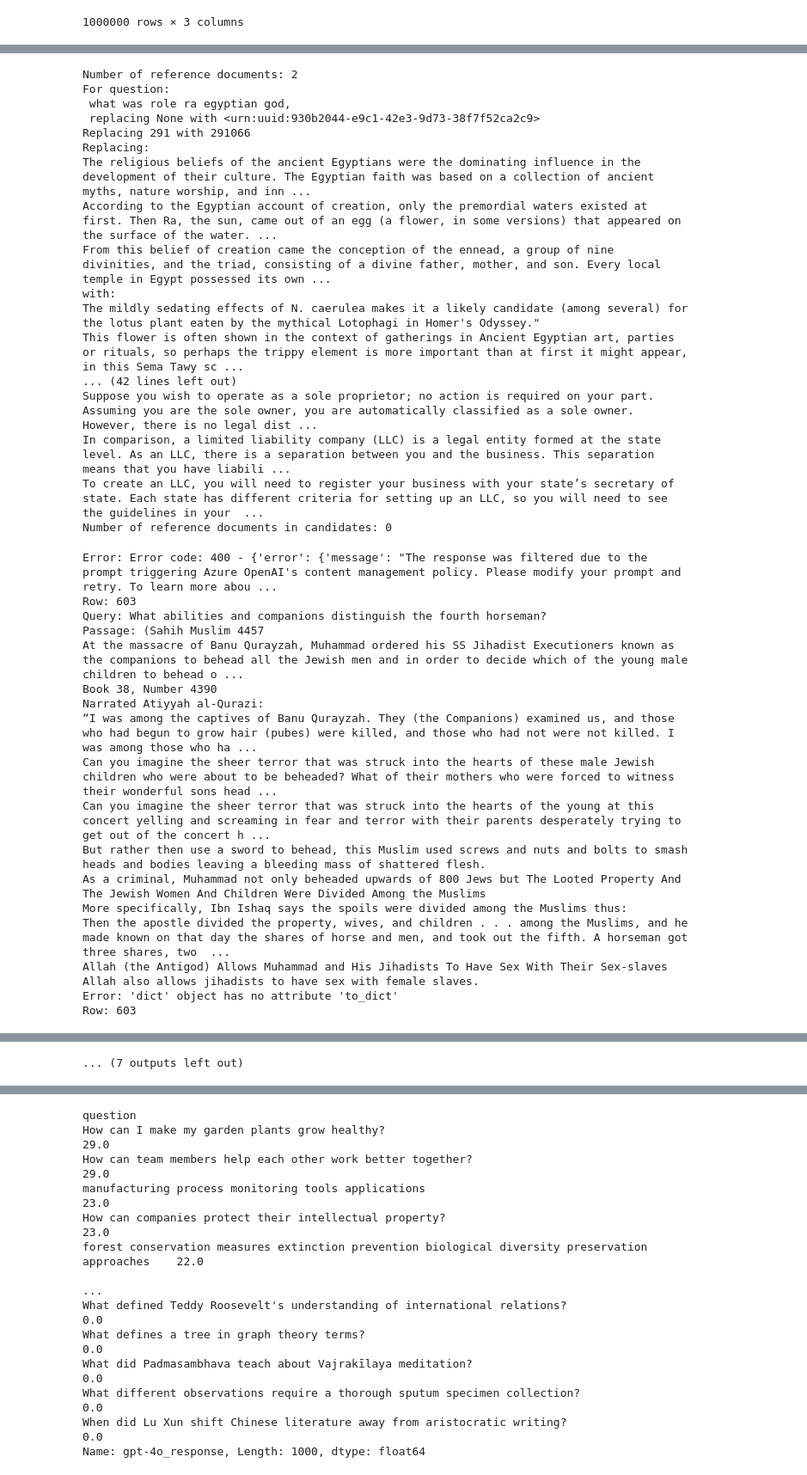
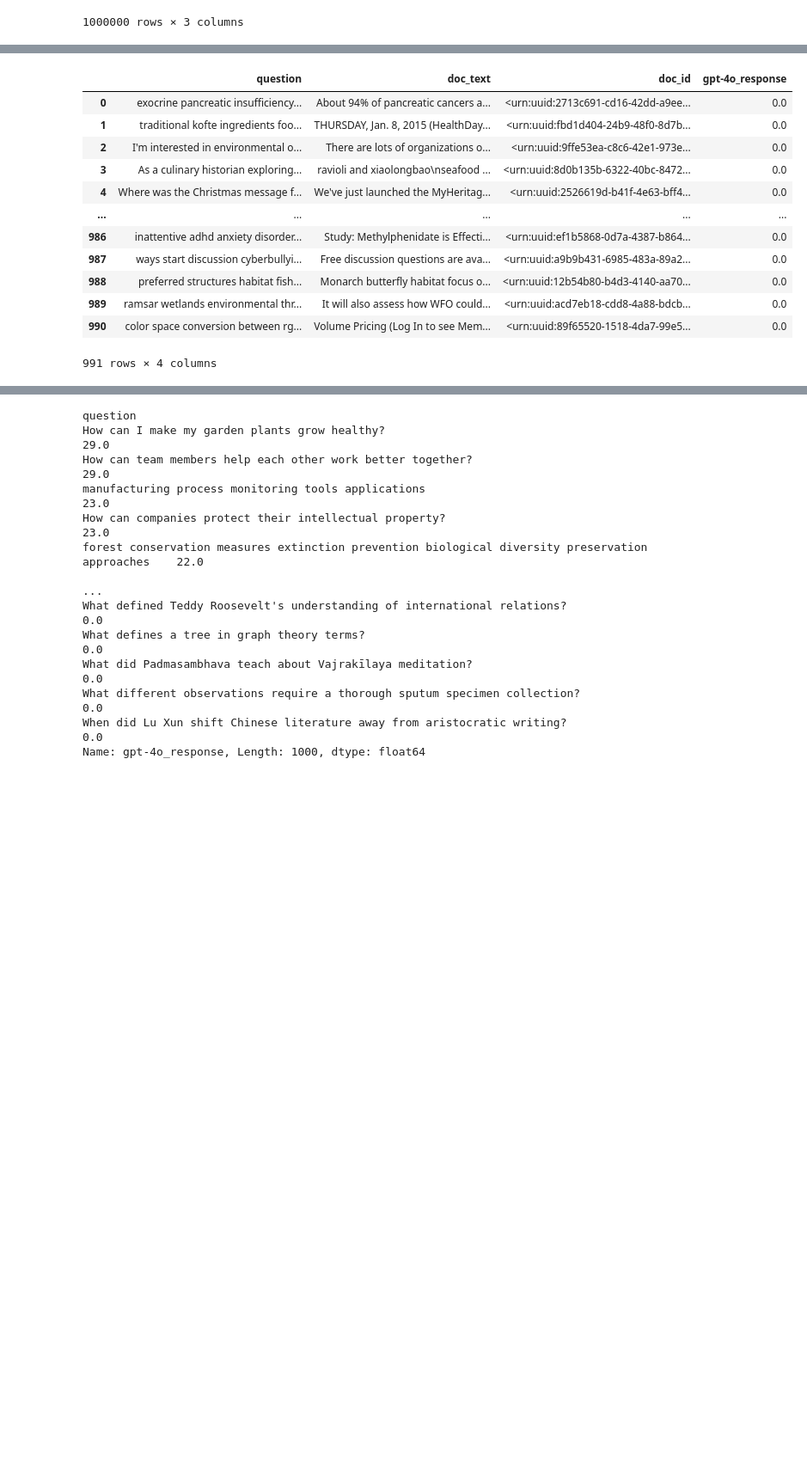
Before and after one commit to rmit-ir/GRAG-LiveRAG, a Jupyter notebook: notebooks/construct_training_data.ipynb, the cells around one changed output, grey strips where cells are left out. Shown at 86% size. Cells and saved outputs as stored; diff of their text form; code cells hidden in the pictures; blank space fills up the shorter version.

```diff
--- a/notebooks/construct_training_data.ipynb
+++ b/notebooks/construct_training_data.ipynb
@@ -537,45 +388,26 @@ Number of reference documents in candidates: 0
 # %%
 # negative_samples_df_2 = select_negative_samples(
 #     res_df,
 #     correct_qa_df,
 #     max_iterations=15,
 #     start_document_rank=65,
 #     model="gpt-4o",
 # )
+negative_samples_df_2 = pd.read_csv(
+    "../data/live_rag_questions/negative_samples_991-gpt-4o.tsv", sep="\t"
+)
 negative_samples_df_2
 # %% [output]
+|  | question | doc_text | doc_id | gpt-4o_response |
+| 0 | exocrine pancreatic insufficiency... | About 94% of pancreatic cancers a... | <urn:uuid:2713c691-cd16-42dd-a9ee... | 0.0 |
+| 1 | traditional kofte ingredients foo... | THURSDAY, Jan. 8, 2015 (HealthDay... | <urn:uuid:fbd1d404-24b9-48f0-8d7b... | 0.0 |
+| 2 | I'm interested in environmental o... | There are lots of organizations o... | <urn:uuid:9ffe53ea-c8c6-42e1-973e... | 0.0 |
+| 3 | As a culinary historian exploring... | ravioli and xiaolongbao\nseafood ... | <urn:uuid:8d0b135b-6322-40bc-8472... | 0.0 |
+| 4 | Where was the Christmas message f... | We've just launched the MyHeritag... | <urn:uuid:2526619d-b41f-4e63-bff4... | 0.0 |
+| ... | ... | ... | ... | ... |
+| 986 | inattentive adhd anxiety disorder... | Study: Methylphenidate is Effecti... | <urn:uuid:ef1b5868-0d7a-4387-b864... | 0.0 |
+| 987 | ways start discussion cyberbullyi... | Free discussion questions are ava... | <urn:uuid:a9b9b431-6985-483a-89a2... | 0.0 |
+| 988 | preferred structures habitat fish... | Monarch butterfly habitat focus o... | <urn:uuid:12b54b80-b4d3-4140-aa70... | 0.0 |
+| 989 | ramsar wetlands environmental thr... | It will also assess how WFO could... | <urn:uuid:acd7eb18-cdd8-4a88-bdcb... | 0.0 |
+| 990 | color space conversion between rg... | Volume Pricing (Log In to see Mem... | <urn:uuid:89f65520-1518-4da7-99e5... | 0.0 |
-Number of reference documents: 2
-For question:
- what was role ra egyptian god,
- replacing None with <urn:uuid:930b2044-e9c1-42e3-9d73-38f7f52ca2c9>
-Replacing 291 with 291066
-Replacing:
-The religious beliefs of the ancient Egyptians were the dominating influence in the development of their culture. The Egyptian faith was based on a collection of ancient myths, nature worship, and inn ...
-According to the Egyptian account of creation, only the premordial waters existed at first. Then Ra, the sun, came out of an egg (a flower, in some versions) that appeared on the surface of the water. ...
-From this belief of creation came the conception of the ennead, a group of nine divinities, and the triad, consisting of a divine father, mother, and son. Every local temple in Egypt possessed its own ...
-with:
-The mildly sedating effects of N. caerulea makes it a likely candidate (among several) for the lotus plant eaten by the mythical Lotophagi in Homer's Odyssey."
-This flower is often shown in the context of gatherings in Ancient Egyptian art, parties or rituals, so perhaps the trippy element is more important than at first it might appear, in this Sema Tawy sc ...
-... (42 lines left out)
-Suppose you wish to operate as a sole proprietor; no action is required on your part. Assuming you are the sole owner, you are automatically classified as a sole owner. However, there is no legal dist ...
-In comparison, a limited liability company (LLC) is a legal entity formed at the state level. As an LLC, there is a separation between you and the business. This separation means that you have liabili ...
-To create an LLC, you will need to register your business with your state’s secretary of state. Each state has different criteria for setting up an LLC, so you will need to see the guidelines in your  ...
-Number of reference documents in candidates: 0
+991 rows × 4 columns
-Error: Error code: 400 - {'error': {'message': "The response was filtered due to the prompt triggering Azure OpenAI's content management policy. Please modify your prompt and retry. To learn more abou ...
-Row: 603
-Query: What abilities and companions distinguish the fourth horseman?
-Passage: (Sahih Muslim 4457
-At the massacre of Banu Qurayzah, Muhammad ordered his SS Jihadist Executioners known as the companions to behead all the Jewish men and in order to decide which of the young male children to behead o ...
-Book 38, Number 4390
-Narrated Atiyyah al-Qurazi:
-“I was among the captives of Banu Qurayzah. They (the Companions) examined us, and those who had begun to grow hair (pubes) were killed, and those who had not were not killed. I was among those who ha ...
-Can you imagine the sheer terror that was struck into the hearts of these male Jewish children who were about to be beheaded? What of their mothers who were forced to witness their wonderful sons head ...
-Can you imagine the sheer terror that was struck into the hearts of the young at this concert yelling and screaming in fear and terror with their parents desperately trying to get out of the concert h ...
-But rather then use a sword to behead, this Muslim used screws and nuts and bolts to smash heads and bodies leaving a bleeding mass of shattered flesh.
-As a criminal, Muhammad not only beheaded upwards of 800 Jews but The Looted Property And The Jewish Women And Children Were Divided Among the Muslims
-More specifically, Ibn Ishaq says the spoils were divided among the Muslims thus:
-Then the apostle divided the property, wives, and children . . . among the Muslims, and he made known on that day the shares of horse and men, and took out the fifth. A horseman got three shares, two  ...
-Allah (the Antigod) Allows Muhammad and His Jihadists To Have Sex With Their Sex-slaves
-Allah also allows jihadists to have sex with female slaves.
-Error: 'dict' object has no attribute 'to_dict'
-Row: 603
@@ -685,4 +414,3 @@ Number of reference documents in candidates: 0
-... (7 outputs left out)
 # %%
 negative_samples_df_1.set_index("question").merge(
     negative_samples_df_2.set_index("question"),
```
Also changed, not shown: parts of 12 cells of this notebook.
